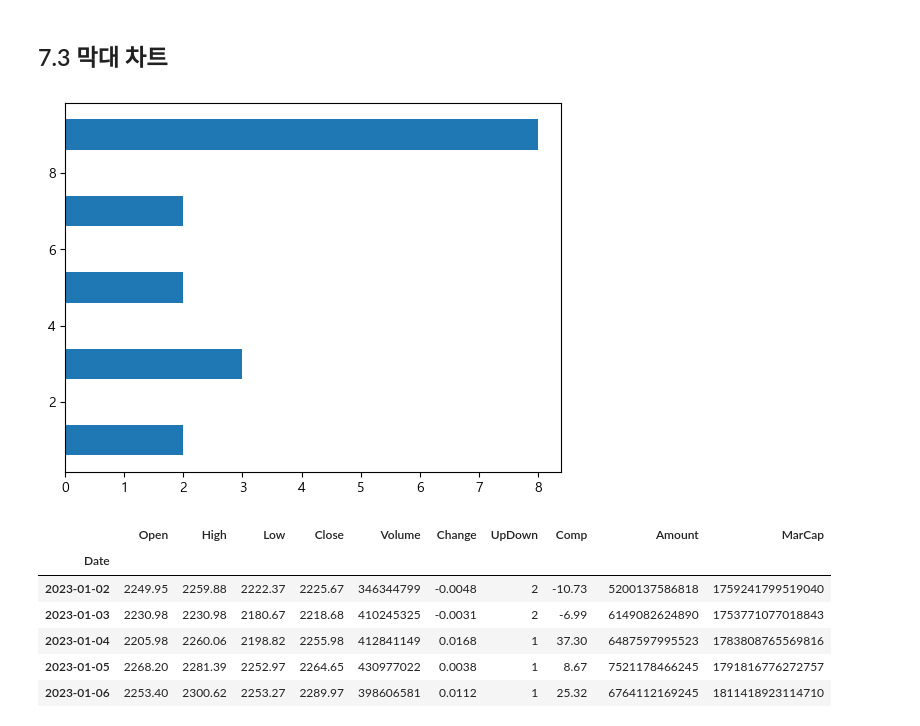
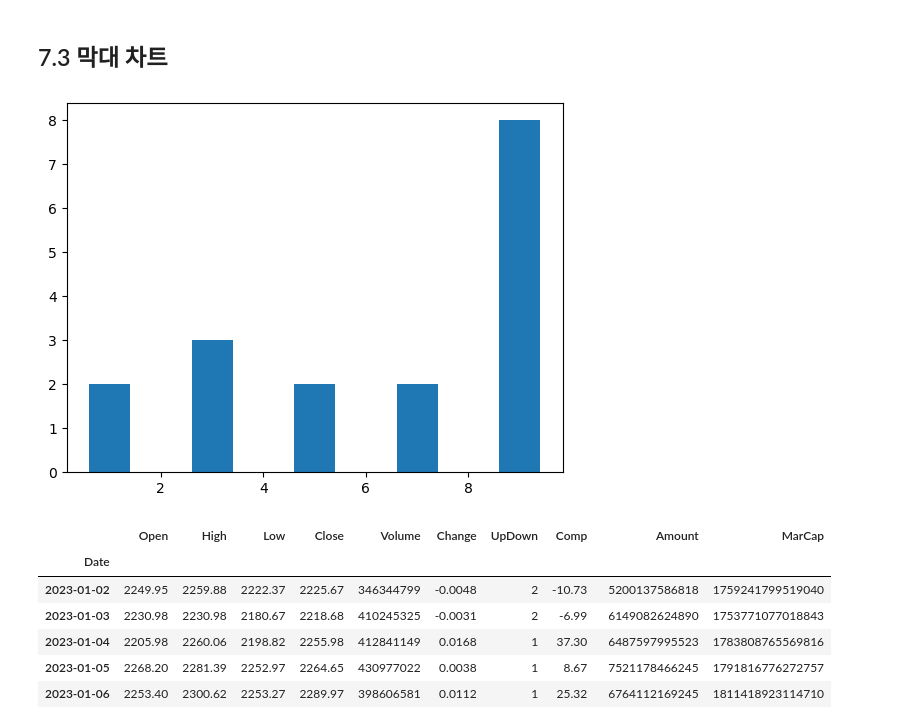
Before and after one commit to Shamera-Debug/ebest_test, a Jupyter notebook: pandas_dev/book-pandas-for-finance-main/ch07/graph.ipynb, the cells around one changed output. Cells and saved outputs as stored; diff of their text form; code cells hidden in the pictures.

```diff
--- a/pandas_dev/book-pandas-for-finance-main/ch07/graph.ipynb
+++ b/pandas_dev/book-pandas-for-finance-main/ch07/graph.ipynb
@@ -303,11 +303,11 @@ plt.show()
 # %%
 import matplotlib.pyplot as plt
 
 # 비연속데이터 차트 구성
-plt.barh([1, 3, 5, 7, 9], [2, 3, 2, 2, 8])
+plt.bar([1, 3, 5, 7, 9], [2, 3, 2, 2, 8])
 plt.show()
 # %% [output]
-[figure, old version]
+[figure, new version]
 # %%
 import pandas as pd
 
```
Also changed, not shown: parts of 35 cells of this notebook, 2 other files.
